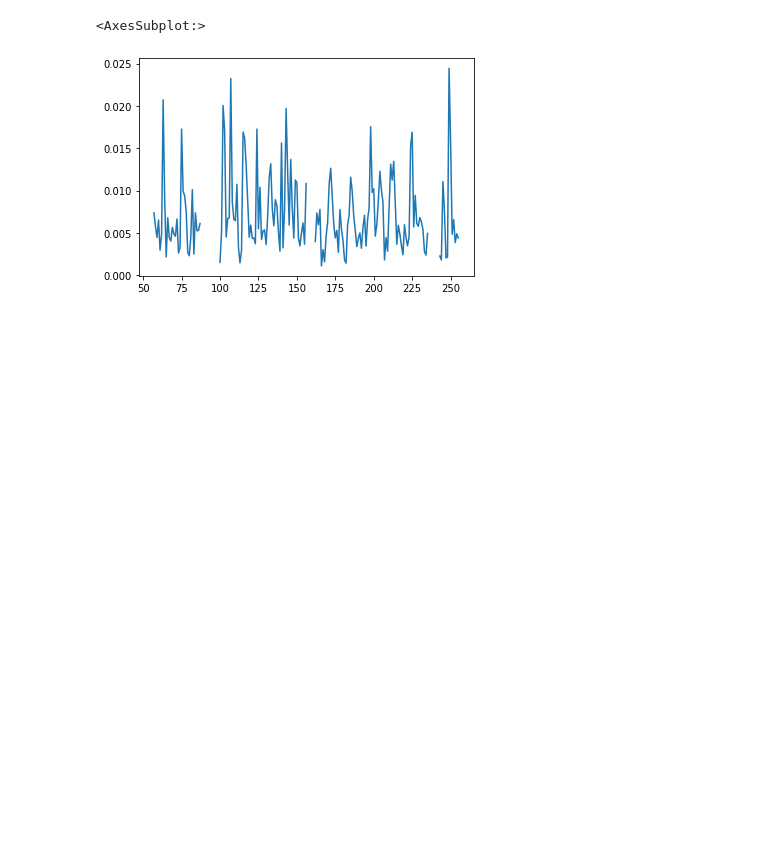
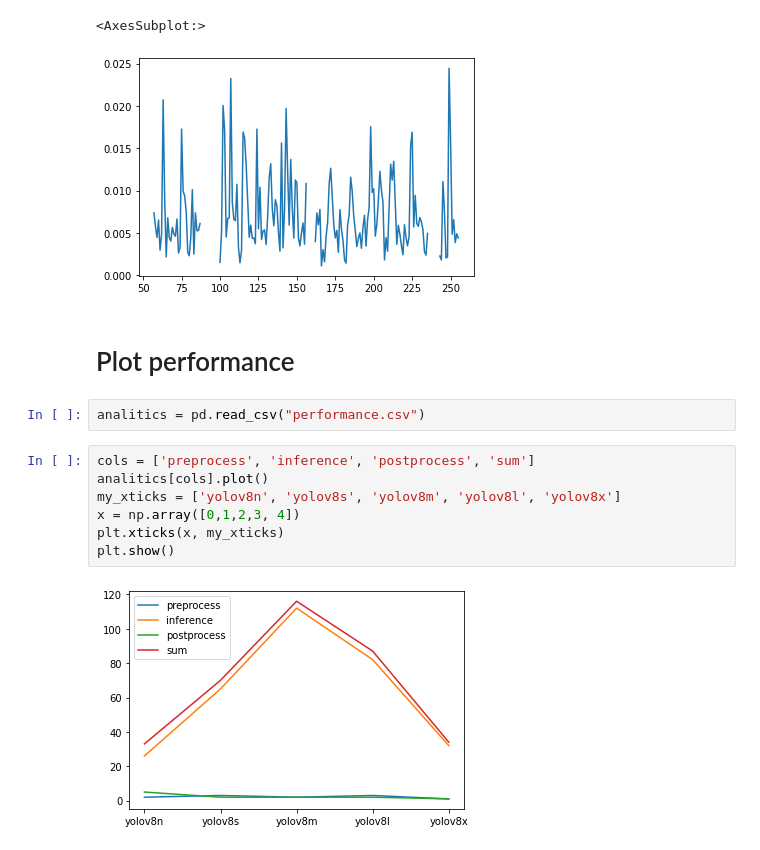
Before and after one commit to jsobolew/ASO, a Jupyter notebook: yolo.ipynb, the cells around one changed output. Drawn from its saved outputs; the diff is of its cells as text; blank space fills up the shorter version.

```diff
--- a/yolo.ipynb
+++ b/yolo.ipynb
@@ -55,3 +93,16 @@ df['v_15'].plot()
 # %% [output]
 <AxesSubplot:>
 [figure]
+# %% [markdown]
+# Plot performance
+# %%
+analitics = pd.read_csv("performance.csv")
+# %%
+cols = ['preprocess', 'inference', 'postprocess', 'sum']
+analitics[cols].plot()
+my_xticks = ['yolov8n', 'yolov8s', 'yolov8m', 'yolov8l', 'yolov8x']
+x = np.array([0,1,2,3, 4])
+plt.xticks(x, my_xticks)
+plt.show()
+# %% [output]
+[figure, added]
```
Also changed, not shown: parts of 4 cells of this notebook, 6 other files.
